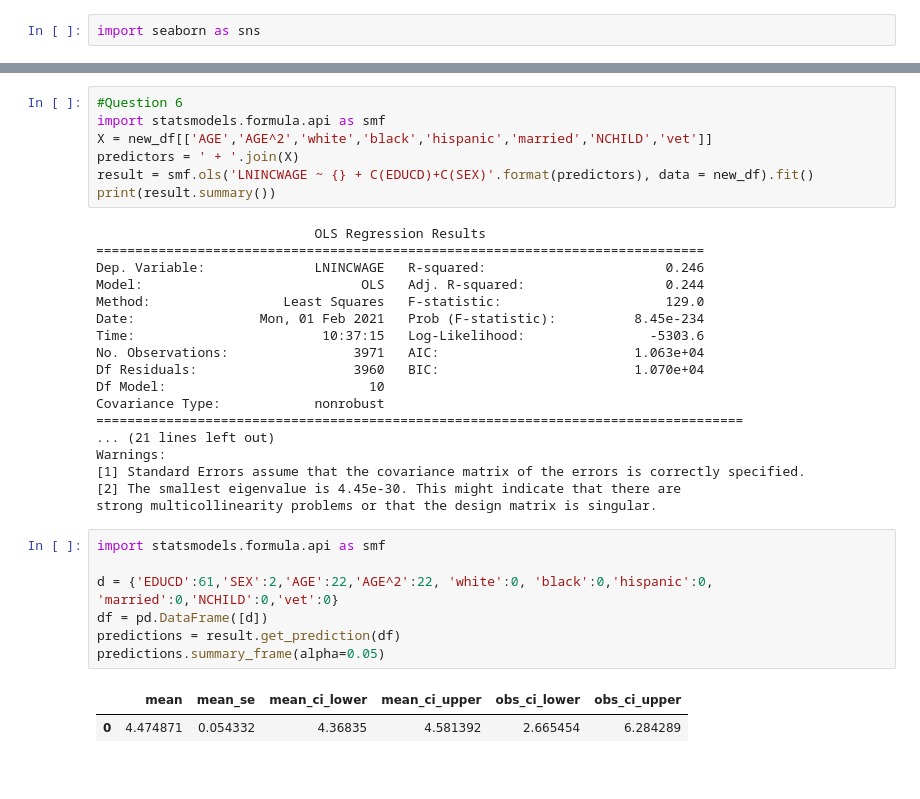
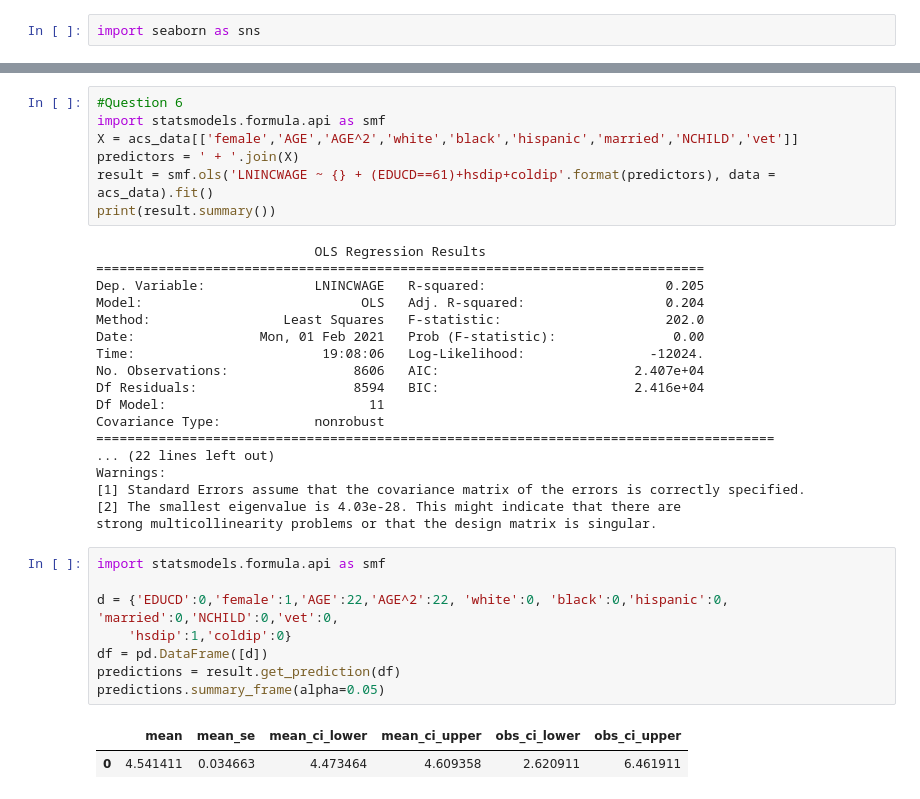
Before and after one commit to sr-sid1/Machine-Learning-Mini-Lab-Project-1, a Jupyter notebook: Machine-Learning-Mini-Lab-Project-1 .ipynb, the cells around one changed output, grey strips where cells are left out. Drawn from its saved outputs; the diff is of its cells as text.

```diff
--- a/Machine-Learning-Mini-Lab-Project-1 .ipynb
+++ b/Machine-Learning-Mini-Lab-Project-1 .ipynb
@@ -316,35 +337,36 @@ Text(0.5, 1, 'Education vs Log(Wage)')
 # %%
 #Question 6
 import statsmodels.formula.api as smf
-X = new_df[['AGE','AGE^2','white','black','hispanic','married','NCHILD','vet']]
+X = acs_data[['female','AGE','AGE^2','white','black','hispanic','married','NCHILD','vet']]
 predictors = ' + '.join(X)
-result = smf.ols('LNINCWAGE ~ {} + C(EDUCD)+C(SEX)'.format(predictors), data = new_df).fit()
+result = smf.ols('LNINCWAGE ~ {} + (EDUCD==61)+hsdip+coldip'.format(predictors), data = acs_data).fit()
 print(result.summary())
 # %% [output]
                             OLS Regression Results
 ==============================================================================
-Dep. Variable:              LNINCWAGE   R-squared:                       0.246
-Model:                            OLS   Adj. R-squared:                  0.244
-Method:                 Least Squares   F-statistic:                     129.0
-Date:                Mon, 01 Feb 2021   Prob (F-statistic):          8.45e-234
-Time:                        10:37:15   Log-Likelihood:                -5303.6
-No. Observations:                3971   AIC:                         1.063e+04
-Df Residuals:                    3960   BIC:                         1.070e+04
-Df Model:                          10
+Dep. Variable:              LNINCWAGE   R-squared:                       0.205
+Model:                            OLS   Adj. R-squared:                  0.204
+Method:                 Least Squares   F-statistic:                     202.0
+Date:                Mon, 01 Feb 2021   Prob (F-statistic):               0.00
+Time:                        19:08:06   Log-Likelihood:                -12024.
+No. Observations:                8606   AIC:                         2.407e+04
+Df Residuals:                    8594   BIC:                         2.416e+04
+Df Model:                          11
 Covariance Type:            nonrobust
-===================================================================================
-... (21 lines left out)
+=======================================================================================
+... (22 lines left out)
 Warnings:
 [1] Standard Errors assume that the covariance matrix of the errors is correctly specified.
-[2] The smallest eigenvalue is 4.45e-30. This might indicate that there are
+[2] The smallest eigenvalue is 4.03e-28. This might indicate that there are
 strong multicollinearity problems or that the design matrix is singular.
 # %%
 import statsmodels.formula.api as smf
 
-d = {'EDUCD':61,'SEX':2,'AGE':22,'AGE^2':22, 'white':0, 'black':0,'hispanic':0, 'married':0,'NCHILD':0,'vet':0}
+d = {'EDUCD':0,'female':1,'AGE':22,'AGE^2':22, 'white':0, 'black':0,'hispanic':0, 'married':0,'NCHILD':0,'vet':0,
+    'hsdip':1,'coldip':0}
 df = pd.DataFrame([d])
 predictions = result.get_prediction(df)
 predictions.summary_frame(alpha=0.05)
 # %% [output]
 |  | mean | mean_se | mean_ci_lower | mean_ci_upper | obs_ci_lower | obs_ci_upper |
-| 0 | 4.474871 | 0.054332 | 4.36835 | 4.581392 | 2.665454 | 6.284289 |
+| 0 | 4.541411 | 0.034663 | 4.473464 | 4.609358 | 2.620911 | 6.461911 |
```
Also changed, not shown: parts of 12 cells of this notebook.
